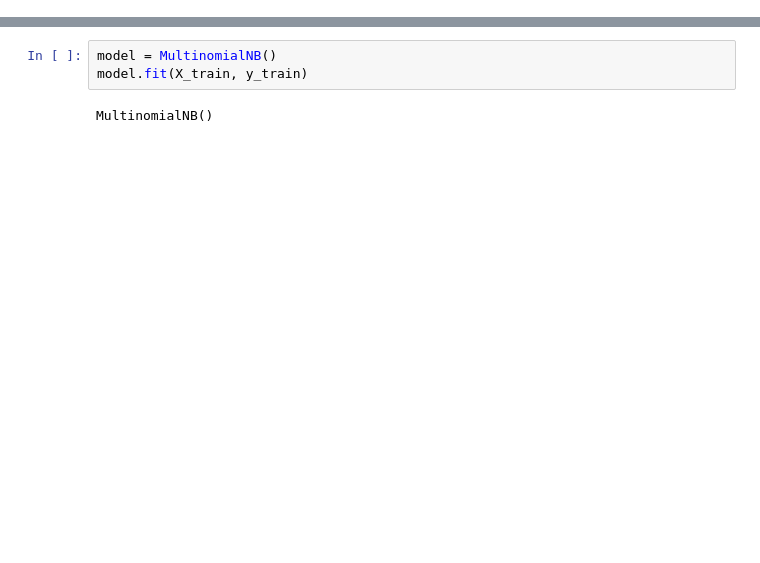
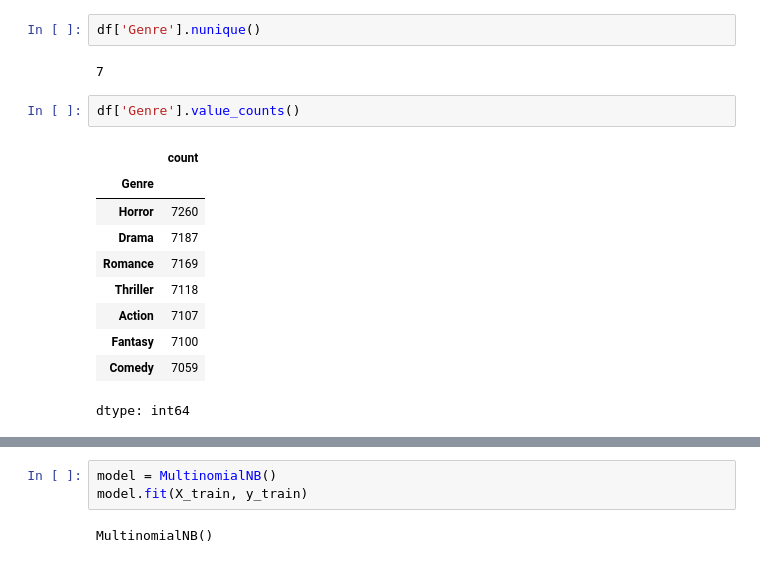
Before and after one commit to hima27-bit/CodeClause-Data-Science-Internship, a Jupyter notebook: Movie-Genre-Prediction/movie_genre_prediction.ipynb, the cells around one changed output, grey strips where cells are left out. Drawn from its saved outputs; the diff is of its cells as text; blank space fills up the shorter version.

```diff
--- a/Movie-Genre-Prediction/movie_genre_prediction.ipynb
+++ b/Movie-Genre-Prediction/movie_genre_prediction.ipynb
@@ -48 +79,18 @@ Name: count, dtype: int64
+# %%
+df['Genre'].nunique()
+# %% [output]
+7
+# %%
+df['Genre'].value_counts()
+# %% [output]
+|  | count |
+| Genre |  |
+| Horror | 7260 |
+| Drama | 7187 |
+| Romance | 7169 |
+| Thriller | 7118 |
+| Action | 7107 |
+| Fantasy | 7100 |
+| Comedy | 7059 |
+dtype: int64
 # %%
```
Also changed, not shown: parts of 15 cells of this notebook.
